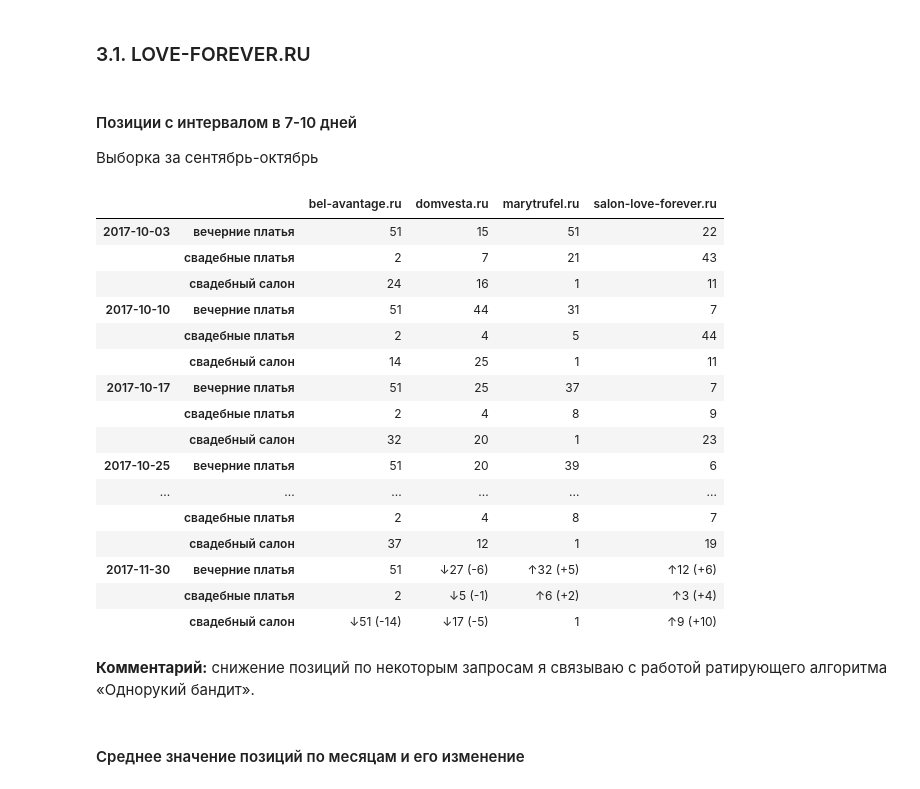
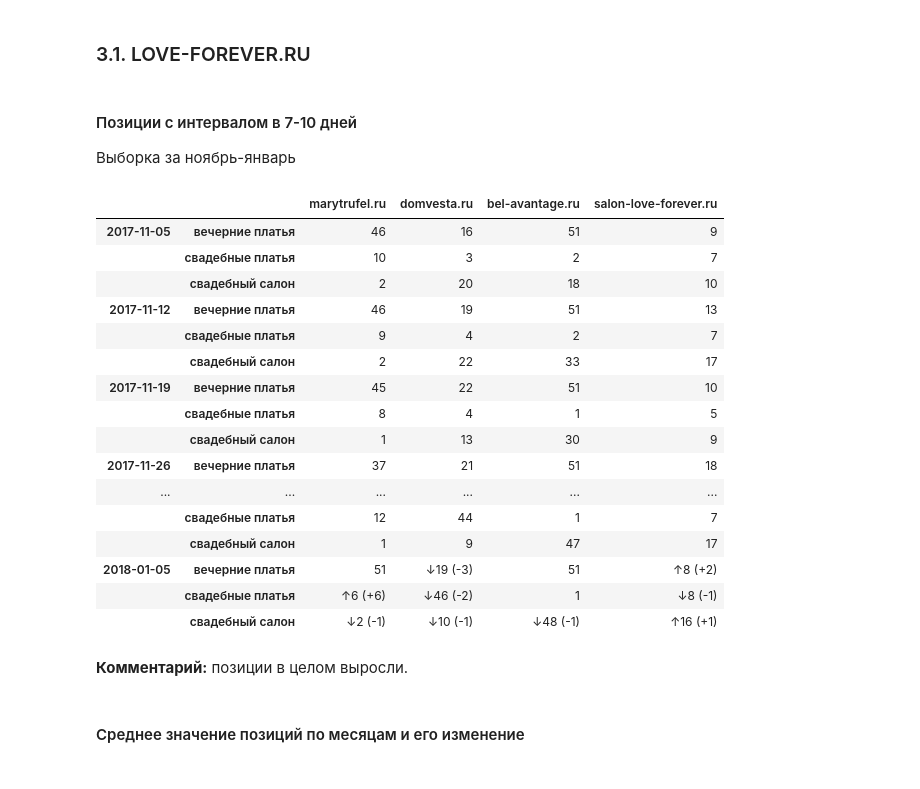
Before and after one commit to salon-love-forever/reports, a Jupyter notebook: salon-love-forever.ru.ipynb, the cells around one changed output. Saved outputs shown, nothing was run; the diff lists cells and outputs as text; code cells hidden in the pictures.

```diff
--- a/salon-love-forever.ru.ipynb
+++ b/salon-love-forever.ru.ipynb
@@ -176,4 +170,4 @@ show_dynamics(organic['spb'], 'branded')
 ### 3.1. LOVE-FOREVER.RU
 # %% [markdown]
 #### Позиции с интервалом в 7-10 дней
-Выборка за сентябрь-октябрь
+Выборка за ноябрь-январь
@@ -182,25 +174,30 @@ All = slice(None)
+# %%
+All = slice(None)
+cols_m = positions['msk'].columns.tolist()
+indx_m = cols_m.index('salon-love-forever.ru')
+cols_m.append(cols_m.pop(indx_m))
 # %%
-change_positions(positions['msk'].loc[(slice('2017-10','2017-11'), All), All])
+change_positions(positions['msk'][cols_m].loc[(slice('2017-11','2018-01'), All), All]) # .loc[['201707', '201711'], :]
 # %% [output]
-|  |  | bel-avantage.ru | domvesta.ru | marytrufel.ru | salon-love-forever.ru |
-| 2017-10-03 | вечерние платья | 51 | 15 | 51 | 22 |
-|  | свадебные платья | 2 | 7 | 21 | 43 |
-|  | свадебный салон | 24 | 16 | 1 | 11 |
-| 2017-10-10 | вечерние платья | 51 | 44 | 31 | 7 |
-|  | свадебные платья | 2 | 4 | 5 | 44 |
-|  | свадебный салон | 14 | 25 | 1 | 11 |
-| 2017-10-17 | вечерние платья | 51 | 25 | 37 | 7 |
-|  | свадебные платья | 2 | 4 | 8 | 9 |
-|  | свадебный салон | 32 | 20 | 1 | 23 |
-| 2017-10-25 | вечерние платья | 51 | 20 | 39 | 6 |
+|  |  | marytrufel.ru | domvesta.ru | bel-avantage.ru | salon-love-forever.ru |
+| 2017-11-05 | вечерние платья | 46 | 16 | 51 | 9 |
+|  | свадебные платья | 10 | 3 | 2 | 7 |
+|  | свадебный салон | 2 | 20 | 18 | 10 |
+| 2017-11-12 | вечерние платья | 46 | 19 | 51 | 13 |
+|  | свадебные платья | 9 | 4 | 2 | 7 |
+|  | свадебный салон | 2 | 22 | 33 | 17 |
+| 2017-11-19 | вечерние платья | 45 | 22 | 51 | 10 |
+|  | свадебные платья | 8 | 4 | 1 | 5 |
+|  | свадебный салон | 1 | 13 | 30 | 9 |
+| 2017-11-26 | вечерние платья | 37 | 21 | 51 | 18 |
 | ... | ... | ... | ... | ... | ... |
-|  | свадебные платья | 2 | 4 | 8 | 7 |
-|  | свадебный салон | 37 | 12 | 1 | 19 |
-| 2017-11-30 | вечерние платья | 51 | ↓27 (-6) | ↑32 (+5) | ↑12 (+6) |
-|  | свадебные платья | 2 | ↓5 (-1) | ↑6 (+2) | ↑3 (+4) |
-|  | свадебный салон | ↓51 (-14) | ↓17 (-5) | 1 | ↑9 (+10) |
+|  | свадебные платья | 12 | 44 | 1 | 7 |
+|  | свадебный салон | 1 | 9 | 47 | 17 |
+| 2018-01-05 | вечерние платья | 51 | ↓19 (-3) | 51 | ↑8 (+2) |
+|  | свадебные платья | ↑6 (+6) | ↓46 (-2) | 1 | ↓8 (-1) |
+|  | свадебный салон | ↓2 (-1) | ↓10 (-1) | ↓48 (-1) | ↑16 (+1) |
-# %% [markdown]
-**Комментарий:** снижение позиций по некоторым запросам я связываю с работой ратирующего алгоритма «Однорукий бандит».
+# %% [markdown]
+**Комментарий:** позиции в целом выросли.
 # %% [markdown]
 #### Среднее значение позиций по месяцам и его изменение
 # %%
```
Also changed, not shown: parts of 16 cells of this notebook.
